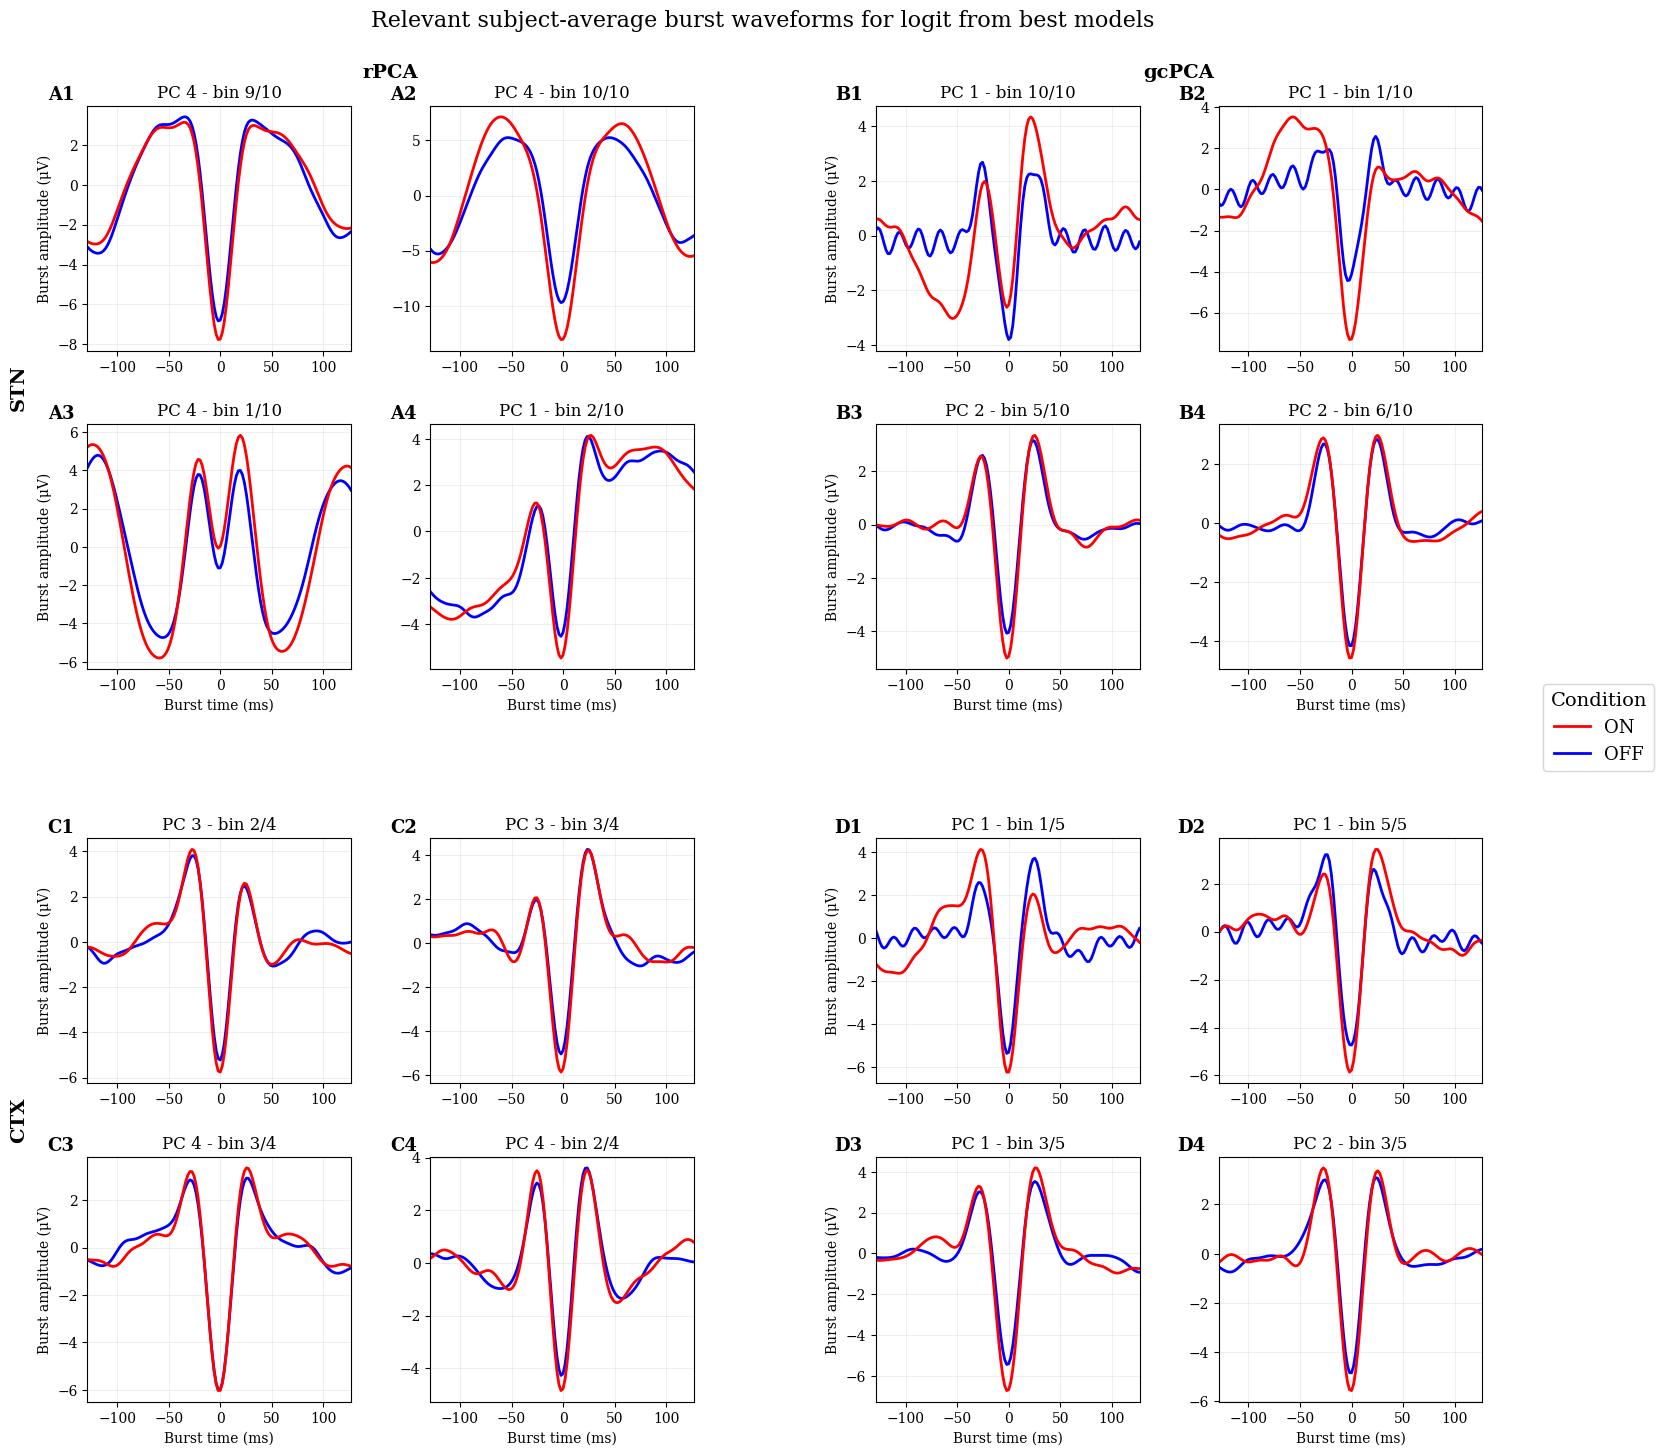
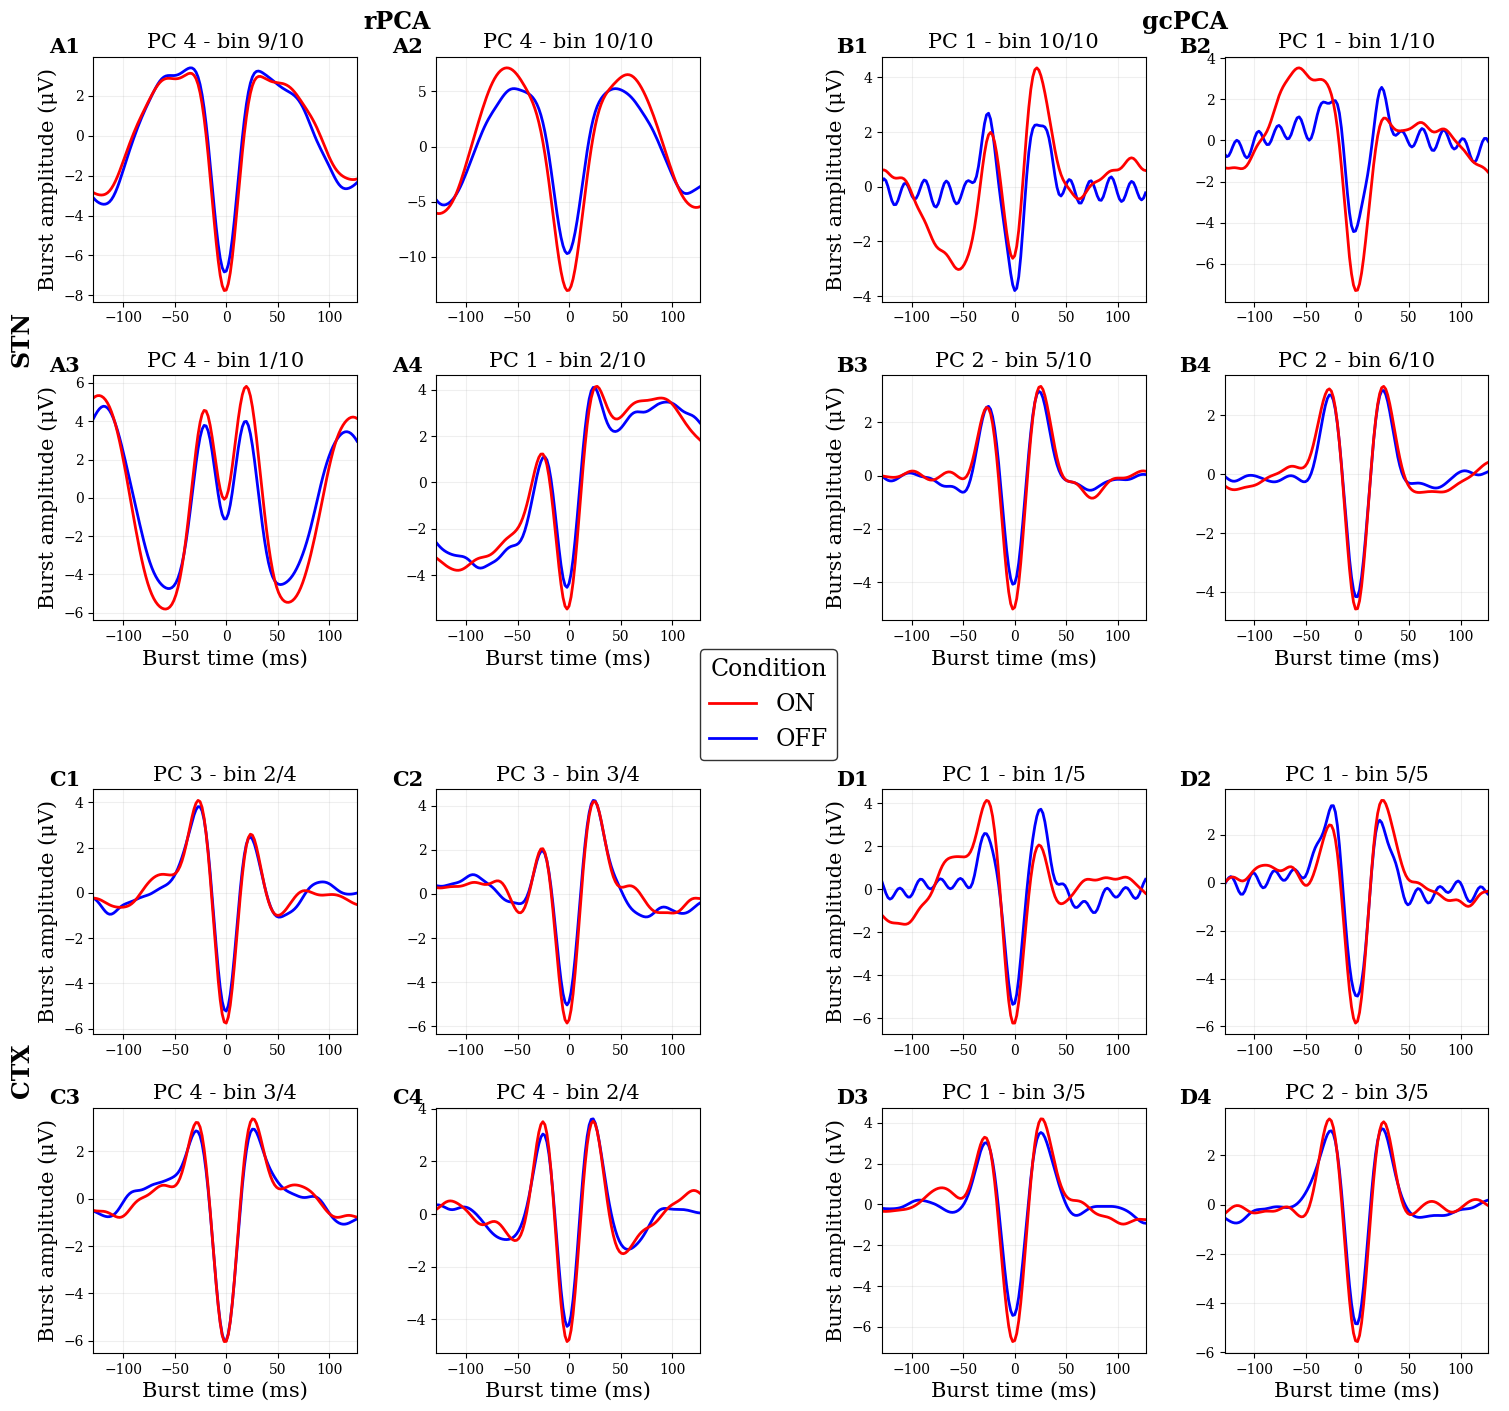
Unified diff of the notebook cell whose output changed from the first chart to the second:
--- before
+++ after
@@ -17,6 +17,6 @@
 
         # Set the group and y titles
-        ghost_ax.set_title(f"{method_name}", fontsize=14, fontweight='bold', pad=20) if row == 0 else None
-        ghost_ax.set_ylabel(f"{area.upper()}", fontsize=14, fontweight='bold', labelpad=20) if col == 0 else None
+        ghost_ax.set_title(f"{method_name}", fontsize=17, fontweight='bold', pad=20) if row == 0 else None
+        ghost_ax.set_ylabel(f"{area.upper()}", fontsize=17, fontweight='bold', labelpad=20) if col == 0 else None
 
         """ --- Grab the data and set its inner subplots --- """
@@ -55,10 +55,10 @@
 
             # Set the title for this subplot
-            ax.set_title(f"PC {selection['pc_number']} - bin {selection['bin_number']}/{n_bins}")
+            ax.set_title(f"PC {selection['pc_number']} - bin {selection['bin_number']}/{n_bins}", fontsize=15)
             ax.grid(alpha=0.2)
             ax.set_xlim(burst_times[0], burst_times[-1])
 
-            ax.set_ylabel('Burst amplitude (μV)') if inner_col == 0 else None
-            ax.set_xlabel('Burst time (ms)') if inner_row == 1 else None
+            ax.set_ylabel('Burst amplitude (μV)', fontsize=15) if inner_col == 0 else None
+            ax.set_xlabel('Burst time (ms)', fontsize=15) if inner_row == 1 else None
 
             # Give identifying letter-number code to each subplot
@@ -66,5 +66,5 @@
             ax.text(
                 -0.05, 1.08, code, transform=ax.transAxes,
-                fontsize=13, fontweight='bold', va='top', ha='right'
+                fontsize=15, fontweight='bold', va='top', ha='right'
             )
 
@@ -74,11 +74,14 @@
 
 fig.legend(handles=legend_lines,
-           loc='center right',
+           loc='center',
            title='Condition',
-           fontsize=13,
-           title_fontsize=14
+           bbox_to_anchor=(0.5, 0.515),
+           fontsize=17,
+           title_fontsize=17, 
+           framealpha=0.8, 
+           edgecolor='k'
            )
 
-fig.suptitle('Relevant subject-average burst waveforms for logit from best models', fontsize=16)
+# fig.suptitle('Relevant subject-average burst waveforms for logit from best models', fontsize=16)
 
 plt.subplots_adjust(right=0.90, top=0.92)

Commit: Plot adjusting for report